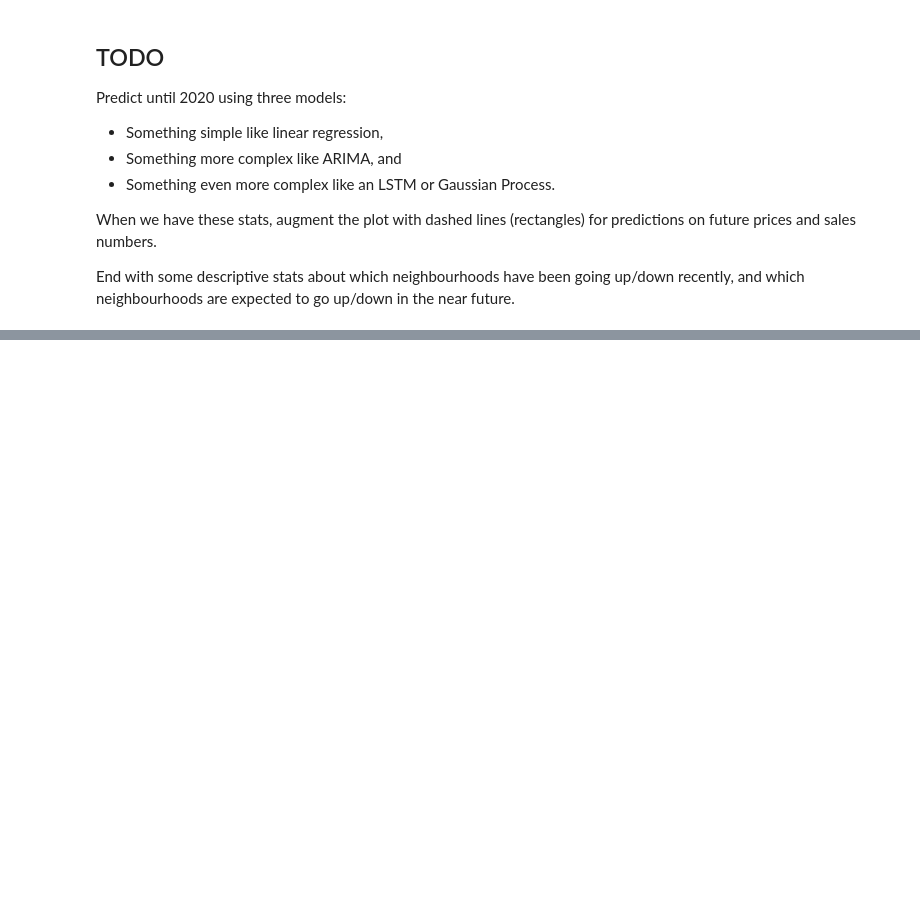
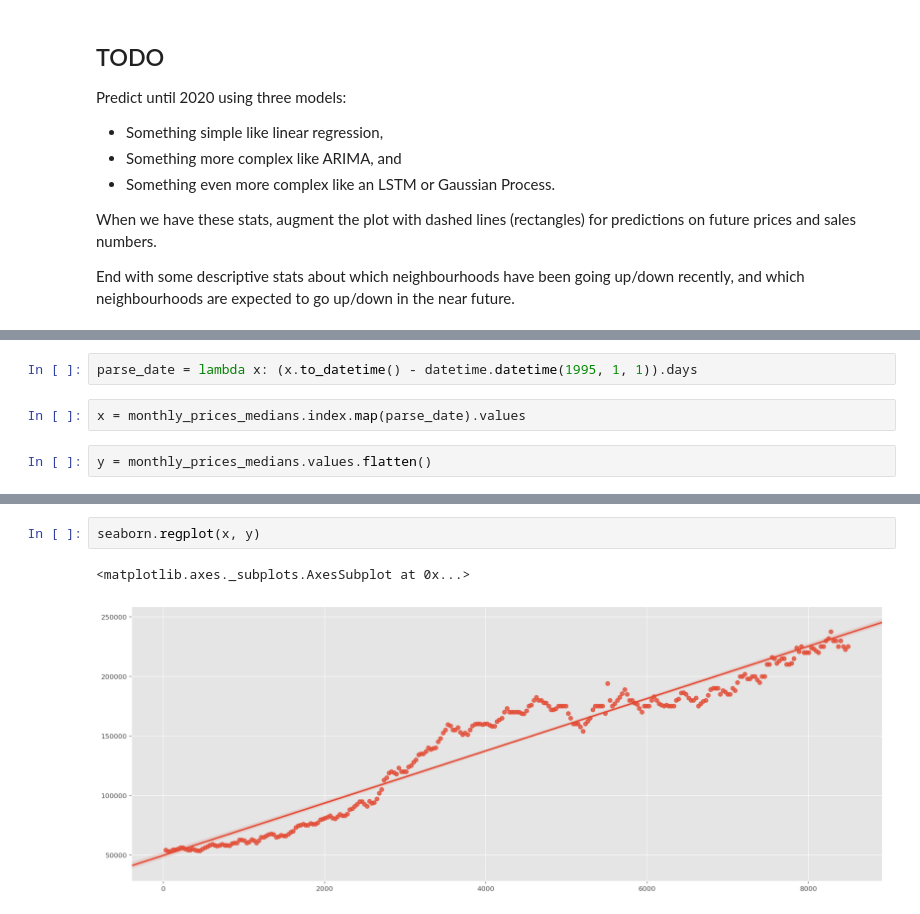
Before and after one commit to hnarayanan/homepricer, a Jupyter notebook: sandbox/notebooks/Exploratory Analysis.ipynb, the cells around one changed output, grey strips where cells are left out. Drawn from its saved outputs; the diff is of its cells as text; blank space fills up the shorter version.

```diff
--- a/sandbox/notebooks/Exploratory Analysis.ipynb
+++ b/sandbox/notebooks/Exploratory Analysis.ipynb
@@ -218,0 +224,6 @@ End with some descriptive stats about which neighbourhoods have been going up/do
+# %%
+parse_date = lambda x: (x.to_datetime() - datetime.datetime(1995, 1, 1)).days
+# %%
+x = monthly_prices_medians.index.map(parse_date).values
+# %%
+y = monthly_prices_medians.values.flatten()
@@ -218,0 +251,5 @@ End with some descriptive stats about which neighbourhoods have been going up/do
+# %%
+seaborn.regplot(x, y)
+# %% [output]
+<matplotlib.axes._subplots.AxesSubplot at 0x...>
+[figure, added]
```
Also changed, not shown: parts of 8 cells of this notebook.
